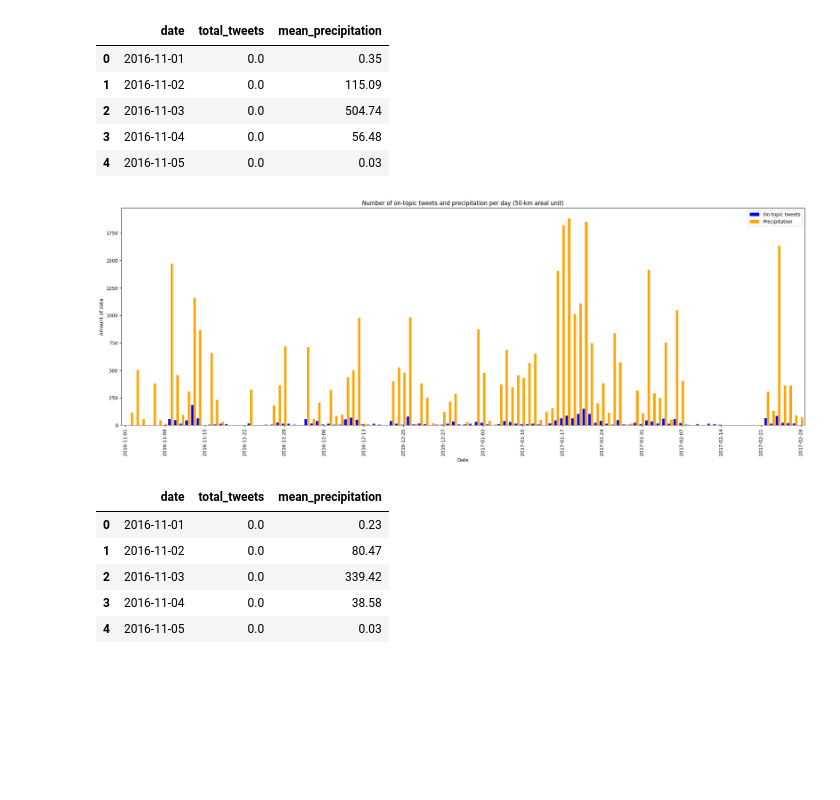
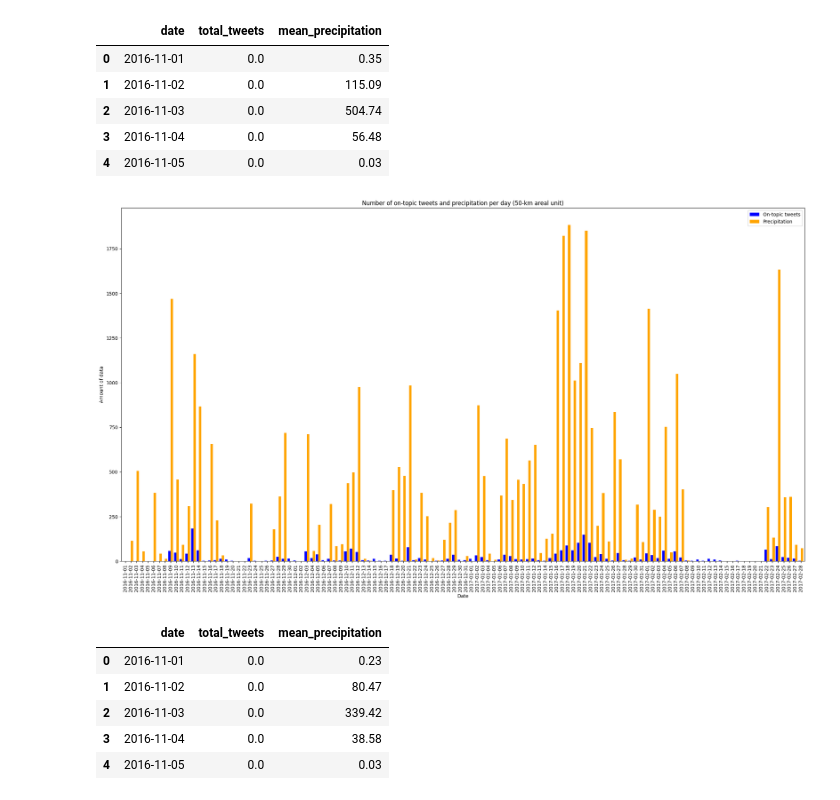
Before and after one commit to liviadegrossi/MBA-Monograph, a Jupyter notebook: data-exploration.ipynb, the cells around one changed output. Drawn from its saved outputs; the diff is of its cells as text; code cells hidden in the pictures; blank space fills up the shorter version.

```diff
--- a/data-exploration.ipynb
+++ b/data-exploration.ipynb
@@ -558,11 +462,11 @@ on_topic_tweets_day
 # %%
-on_topic_tweets_day['date'] = pd.to_datetime(on_topic_tweets_day['date']).dt.strftime('%Y-%m-%d')
+on_topic_tweets_day['date'] = on_topic_tweets_day['date'].dt.strftime('%Y-%m-%d')
 
 ax_on_topic_tweets = on_topic_tweets_day.plot.bar(
     x='date',
     y='total_tweets',
     width=0.8,
-    figsize=(15, 8),
+    figsize=(21, 12),
     xlabel='Date',
     ylabel='On-topic tweets',
     title='Number of on-topic tweets per day',
@@ -570,10 +474,10 @@ ax_on_topic_tweets = on_topic_tweets_day.plot.bar(
 )
 
 # Keep only one label per week (7 days)
-ticks = ax_on_topic_tweets.xaxis.get_ticklocs()
-tick_labels = [label.get_text() for label in ax_on_topic_tweets.xaxis.get_ticklabels()]
-ax_on_topic_tweets.xaxis.set_ticks(ticks[::7])
-ax_on_topic_tweets.xaxis.set_ticklabels(tick_labels[::7], rotation=90) # Rotate date labels by 90 degrees
+# ticks = ax_on_topic_tweets.xaxis.get_ticklocs()
+# tick_labels = [label.get_text() for label in ax_on_topic_tweets.xaxis.get_ticklabels()]
+# ax_on_topic_tweets.xaxis.set_ticks(ticks[::3])
+# ax_on_topic_tweets.xaxis.set_ticklabels(tick_labels[::3], rotation=90) # Rotate date labels by 90 degrees
 
 plt.savefig("./images/number-of-on-topic-tweets-per-day.png")
 plt.show()
@@ -687,14 +629,14 @@ weather_radar_data_50km_day.head()
 | 4 | 2016-11-05 | 0.03 |
 # %%
 # Convert the date column to str format
-weather_radar_data_50km_day['date'] = pd.to_datetime(weather_radar_data_50km_day['date']).dt.strftime('%Y-%m-%d')
+# weather_radar_data_50km_day['date'] = weather_radar_data_50km_day['date'].dt.strftime('%Y-%m-%d')
 
 # Plot the mean precipitation per day for the 50-km areal unit
 ax_weather_radar_data_50km = weather_radar_data_50km_day.plot.bar(
     x='date',
     y='mean_precipitation',
     width=0.8,
-    figsize=(15, 8),
+    figsize=(21, 12),
     xlabel='Date',
     ylabel='Mean precipitation (mm)',
     title='Mean precipitation per day (50-km areal unit)',
@@ -704,8 +646,8 @@ ax_weather_radar_data_50km = weather_radar_data_50km_day.plot.bar(
 # Keep only one label per week (7 days)
 ticks = ax_weather_radar_data_50km.xaxis.get_ticklocs()
 tick_labels = [label.get_text() for label in ax_weather_radar_data_50km.xaxis.get_ticklabels()]
-ax_weather_radar_data_50km.xaxis.set_ticks(ticks[::7])
-ax_weather_radar_data_50km.xaxis.set_ticklabels(tick_labels[::7], rotation=90) # Rotate date labels by 90 degrees
+ax_weather_radar_data_50km.xaxis.set_ticks(ticks[::3])
+ax_weather_radar_data_50km.xaxis.set_ticklabels(tick_labels[::3], rotation=90) # Rotate date labels by 90 degrees
 
 # Save the plot as a PNG file
 plt.savefig("./images/mean-precipitation-per-day-50km.png")
@@ -857,33 +802,34 @@ daily_tweets_precipitation_50km.head()
 | 4 | 2016-11-05 | 0.0 | 0.03 |
 # %%
 # Convert the date column to str format
-daily_tweets_precipitation_50km['date'] = pd.to_datetime(daily_tweets_precipitation_50km['date']).dt.strftime('%Y-%m-%d')
+# daily_tweets_precipitation_50km['date'] = daily_tweets_precipitation_50km['date'].dt.strftime('%Y-%m-%d')
 
 # Plot the number of on-topic tweets and precipitation per day for the 50-km areal unit
-ax_daily_tweets_precipitation_50km = daily_tweets_precipitation_50km.plot.bar(x='date',
-                    y = ['total_tweets', 'mean_precipitation'],
-                    width=0.85,
-                    color=['blue', 'orange'],
-                    legend=True,
-                    label=['On-topic tweets', 'Precipitation'],
-                    figsize=(21, 8),
-                    title='Number of on-topic tweets and precipitation per day (50-km areal unit)',
-                    xlabel='Date',
-                    ylabel='Amount of data'
+ax_daily_tweets_precipitation_50km = daily_tweets_precipitation_50km.plot.bar(
+    x='date',
+    y = ['total_tweets', 'mean_precipitation'],
+    width=0.85,
+    color=['blue', 'orange'],
+    legend=True,
+    label=['On-topic tweets', 'Precipitation'],
+    figsize=(21, 12),
+    title='Number of on-topic tweets and precipitation per day (50-km areal unit)',
+    xlabel='Date',
+    ylabel='Amount of data'
 )
 
 # Keep only one label per week (7 days)
-ticks = ax_daily_tweets_precipitation_50km.xaxis.get_ticklocs()
-tick_labels = [label.get_text() for label in ax_daily_tweets_precipitation_50km.xaxis.get_ticklabels()]
-ax_daily_tweets_precipitation_50km.xaxis.set_ticks(ticks[::7])
-ax_daily_tweets_precipitation_50km.xaxis.set_ticklabels(tick_labels[::7], rotation=90)
+# ticks = ax_daily_tweets_precipitation_50km.xaxis.get_ticklocs()
+# tick_labels = [label.get_text() for label in ax_daily_tweets_precipitation_50km.xaxis.get_ticklabels()]
+# ax_daily_tweets_precipitation_50km.xaxis.set_ticks(ticks[::7])
+# ax_daily_tweets_precipitation_50km.xaxis.set_ticklabels(tick_labels[::7], rotation=90)
 
 # Adjust the layout to prevent overlapping of labels and save the plot as a PNG file
 plt.tight_layout()
 plt.savefig('./images/number_of_on_topic_tweets_and_precipitation_per_day_50km.png', dpi=300)
 plt.show()
 # %% [output]
-[figure, old version]
+[figure, new version]
 # %%
 # Merge the two datasets (on-topic tweets and weather radar data for the 90-km areal unit) based on the 'date' column
 daily_tweets_precipitation_90km = on_topic_tweets_day.merge(weather_radar_data_90km_day, on='date', how='outer')
```
Also changed, not shown: parts of 66 cells of this notebook, 13 other files.
